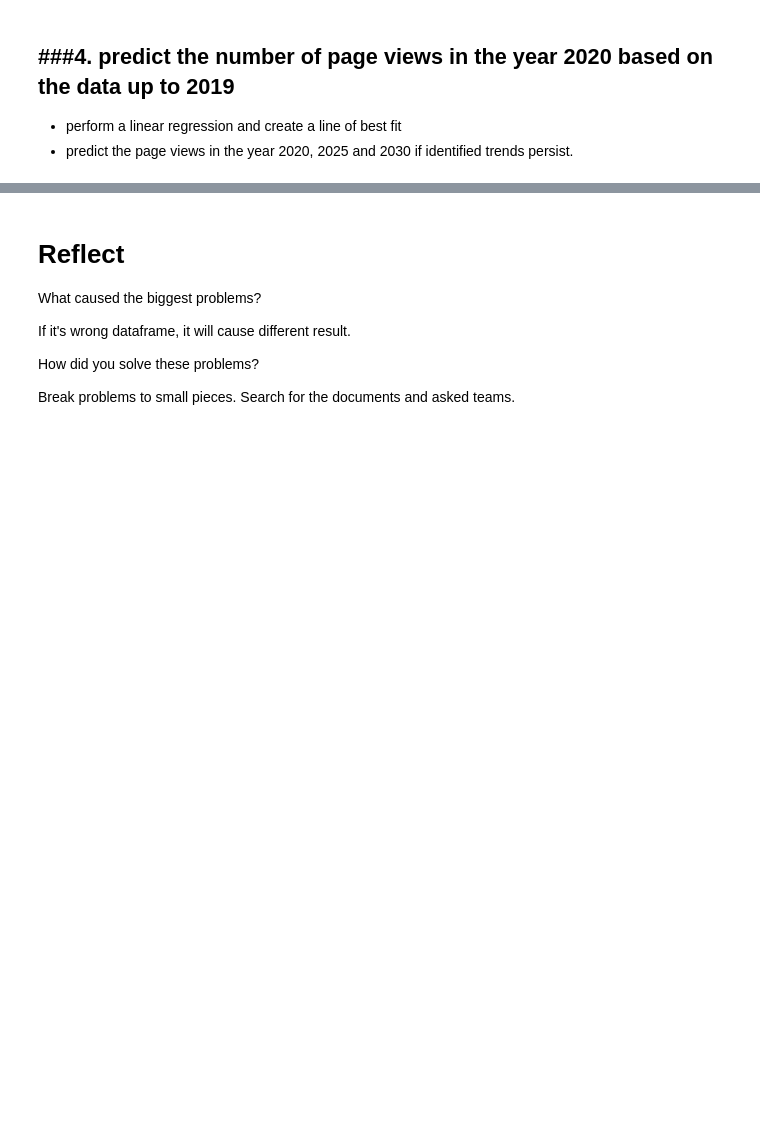
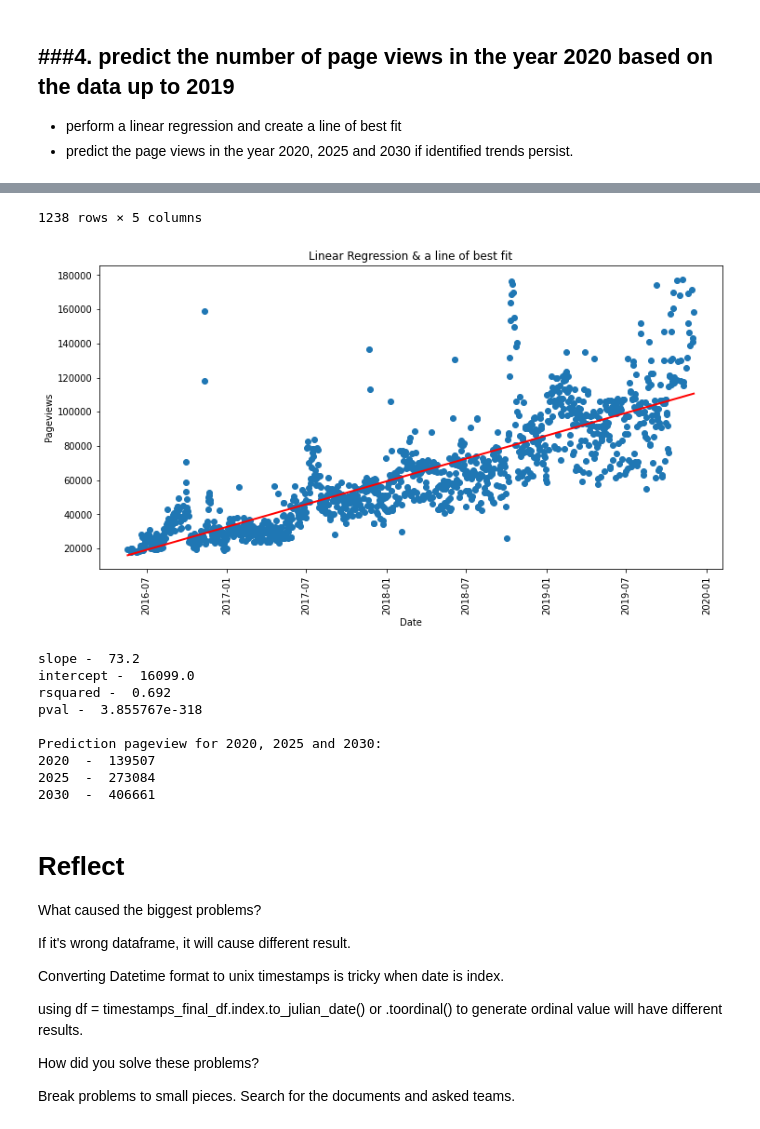
Before and after one commit to sysphcd/2020-12th-ironman, a Jupyter notebook: 11_Page_Views_Project.ipynb, the cells around one changed output, grey strips where cells are left out. Saved outputs shown, nothing was run; the diff lists cells and outputs as text; code cells hidden in the pictures; blank space fills up the shorter version.

```diff
--- a/11_Page_Views_Project.ipynb
+++ b/11_Page_Views_Project.ipynb
@@ -394,0 +205,58 @@ regression: a=0.79 b=0.00, std error= 532.383
+# %%
+# calculate liner regression
+def cal_lin_regress(df,col1,col2):
+  delta = df.index - df.index[0] #only works if it is an index
+  x = delta.days #use days from start date
+  y = df[col2]
+  regression = linregress(x,y)
+  slope = regression.slope
+  yint = regression.intercept
+  rsquared = (regression.rvalue)**2
+  pval = regression.pvalue
+  return slope, yint, rsquared, pval
+
+
+
+def generate_plot_regression(x, y, slope, intercept, x_days):
+  plt.figure(figsize=(12,6))
+  plt.title('Linear Regression & a line of best fit')
+  plt.ylabel("Pageviews")
+  plt.xlabel("Date")
+  plt.scatter(x,y)
+  #best fit
+  plt.plot(x,  slope * x_days + intercept, color="red", label = "Best Fit", linewidth=2)
+  plt.xticks(rotation=90)
+  plt.show()
+
+
+# Prediction
+def predict_trend(ayear_to_predict, start_date, slope, intercept):
+  predict_date = dt.date(ayear_to_predict, 12, 31)
+  predict_date_toordinal = predict_date.toordinal()
+  delta_date = predict_date - start_date
+  predicted = intercept + slope * delta_date.days #delta_date is datetime.timedelta and can just view the .days
+  return predicted
+
+
+timestamps_final_df3 = final_df.copy()
+timestamps_final_df3['date_timestamps'] = pd.to_datetime(timestamps_final_df3.index.values)
+timestamps_final_df3['date_timestamps'] = timestamps_final_df3['date_timestamps'].map(dt.datetime.toordinal)
+display(timestamps_final_df3)
+# Calculate liner regression
+slope, intercept,rsquared, pval = cal_lin_regress(timestamps_final_df3,"date","value")
+
+# Generate Plot & the earliest date
+plot_df = final_df
+y = plot_df['value']
+x = plot_df.index
+delta = plot_df.index - plot_df.index[0]
+x_days = delta.days #use days from start date
+earliest_date = plot_df.index[0].date()
+generate_plot_regression(x, y, slope, intercept, x_days)
+
+# Predict pageview trend
+print("slope - ",round(slope,1),"\nintercept - ",round(intercept,1),"\nrsquared - ",round(rsquared,3),"\npval - ",pval,"\n")
+print("Prediction pageview for 2020, 2025 and 2030:")
+for ayear in (2020,2025,2030):
+  print(ayear, " - ",round(predict_trend(ayear, earliest_date, slope, intercept))) #min_date)))
+# %% [output]
@@ -394,0 +276,11 @@ regression: a=0.79 b=0.00, std error= 532.383
+1238 rows × 5 columns
+[figure, added]
+slope -  73.2
+intercept -  16099.0
+rsquared -  0.692
+pval -  3.855767e-318
+
+Prediction pageview for 2020, 2025 and 2030:
+2020  -  139507
+2025  -  273084
+2030  -  406661
@@ -399,7 +303,9 @@ What caused the biggest problems?
 
 If it's wrong dataframe, it will cause different result.
 
+Converting Datetime format to unix timestamps is tricky when date is index.
 
+using df = timestamps_final_df.index.to_julian_date() or .toordinal() to generate ordinal value will have different results.
 
 
 How did you solve these problems?
```
Also changed, not shown: parts of 13 cells of this notebook.
